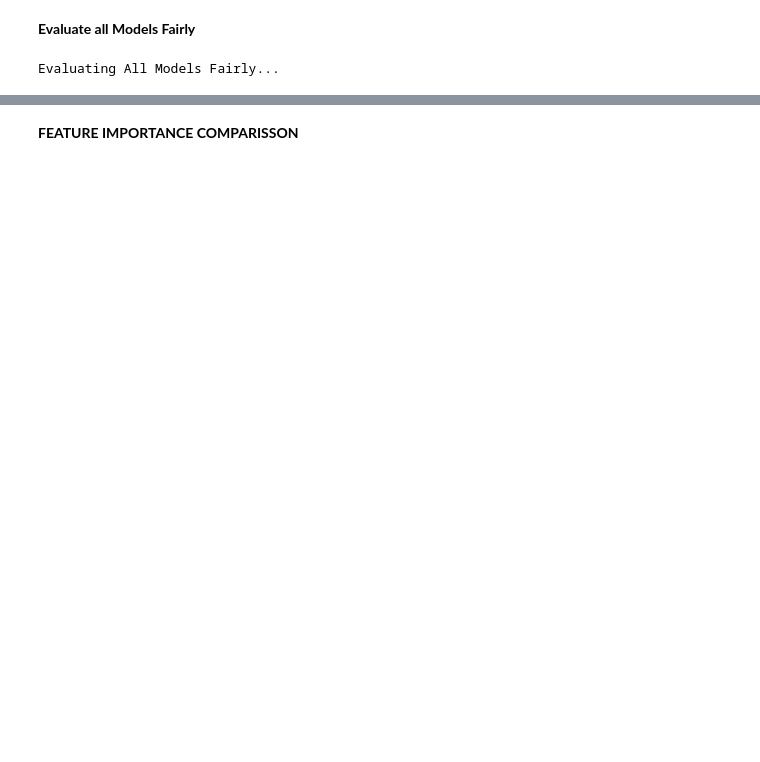
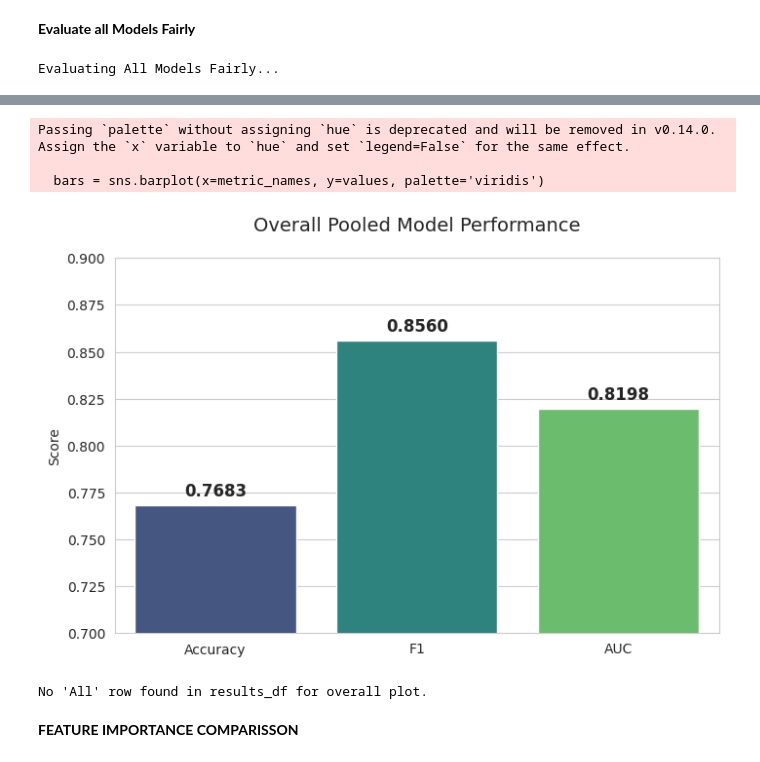
Before and after one commit to sitahlango-maker/Financial_Inclusion, a Jupyter notebook: cleanfinancialinclusion.ipynb, the cells around one changed output, grey strips where cells are left out. Saved outputs shown, nothing was run; the diff lists cells and outputs as text; code cells hidden in the pictures; blank space fills up the shorter version.

```diff
--- a/cleanfinancialinclusion.ipynb
+++ b/cleanfinancialinclusion.ipynb
@@ -1054,2 +1190,27 @@ Results saved to 'model_comparison_results.csv'
+# %%
+# OVERALL POOLED PERFORMANCE
+overall = plot_df[plot_df['Country'] == 'All']
+if not overall.empty:
+    metric_names = ['Accuracy', 'F1', 'AUC']
+    values = overall.iloc[0][metric_names].values
+
+    plt.figure(figsize=(8, 5))
+    bars = sns.barplot(x=metric_names, y=values, palette='viridis')
+
+    plt.title('Overall Pooled Model Performance', fontsize=14, pad=20)
+    plt.ylabel('Score')
+    plt.ylim(0.7, 0.9)
+
+    for i, v in enumerate(values):
+        bars.text(i, v + 0.005, f'{v:.4f}', ha='center', fontsize=12, fontweight='bold')
+
+    plt.show()
+    print("No 'All' row found in results_df for overall plot.")
+# %% [output]
+Passing `palette` without assigning `hue` is deprecated and will be removed in v0.14.0. Assign the `x` variable to `hue` and set `legend=False` for the same effect.
+
+  bars = sns.barplot(x=metric_names, y=values, palette='viridis')
+[figure, added]
+No 'All' row found in results_df for overall plot.
 # %% [markdown]
 **FEATURE IMPORTANCE COMPARISSON**
```
Also changed, not shown: parts of 82 cells of this notebook.
